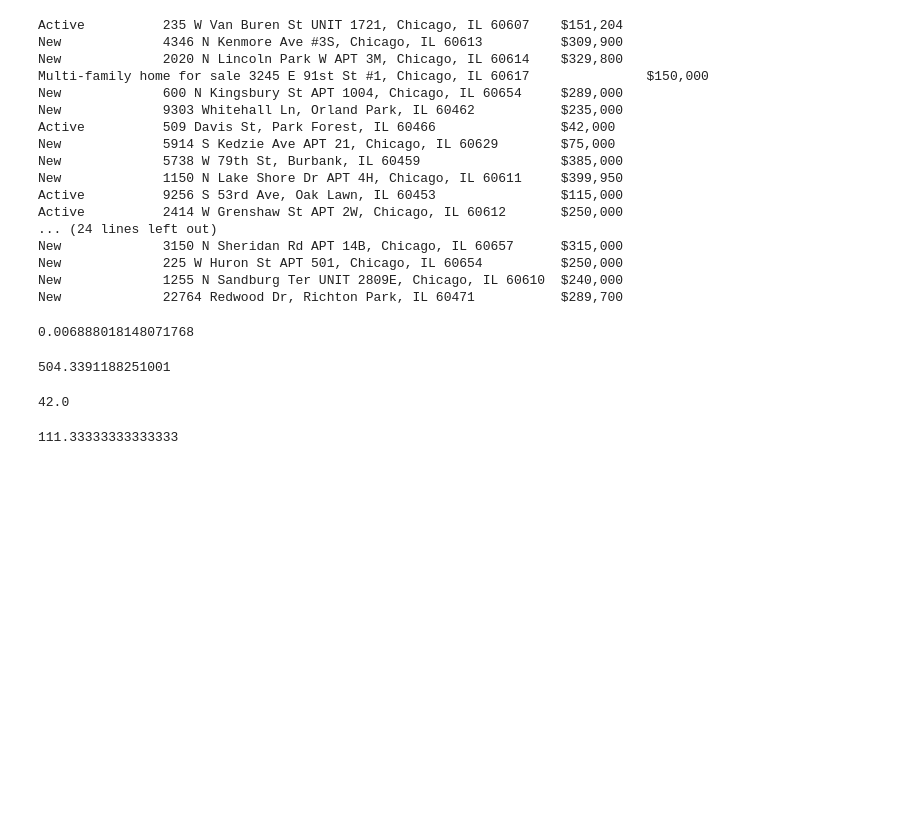
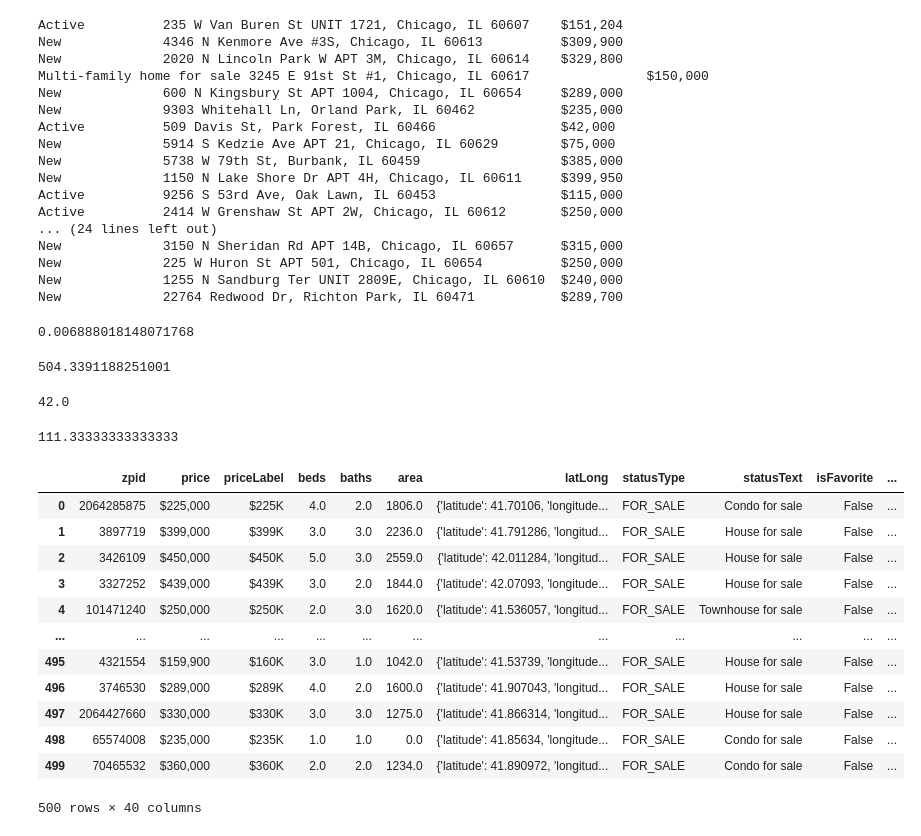
Before and after one commit to oh-be/project4, a Jupyter notebook: Features Datasets/EDA2.ipynb, the cells around one changed output. Drawn from its saved outputs; the diff is of its cells as text; code cells hidden in the pictures; blank space fills up the shorter version.

```diff
--- a/Features Datasets/EDA2.ipynb
+++ b/Features Datasets/EDA2.ipynb
@@ -365,3 +365,19 @@ New             22764 Redwood Dr, Richton Park, IL 60471           $289,700
 3340/30
 # %% [output]
 111.33333333333333
+# %%
+sale_file
+# %% [output]
+|  | zpid | price | priceLabel | beds | baths | area | latLong | statusType | statusText | isFavorite | ... |
+| 0 | 2064285875 | $225,000 | $225K | 4.0 | 2.0 | 1806.0 | {'latitude': 41.70106, 'longitude... | FOR_SALE | Condo for sale | False | ... |
+| 1 | 3897719 | $399,000 | $399K | 3.0 | 3.0 | 2236.0 | {'latitude': 41.791286, 'longitud... | FOR_SALE | House for sale | False | ... |
+| 2 | 3426109 | $450,000 | $450K | 5.0 | 3.0 | 2559.0 | {'latitude': 42.011284, 'longitud... | FOR_SALE | House for sale | False | ... |
+| 3 | 3327252 | $439,000 | $439K | 3.0 | 2.0 | 1844.0 | {'latitude': 42.07093, 'longitude... | FOR_SALE | House for sale | False | ... |
+| 4 | 101471240 | $250,000 | $250K | 2.0 | 3.0 | 1620.0 | {'latitude': 41.536057, 'longitud... | FOR_SALE | Townhouse for sale | False | ... |
+| ... | ... | ... | ... | ... | ... | ... | ... | ... | ... | ... | ... |
+| 495 | 4321554 | $159,900 | $160K | 3.0 | 1.0 | 1042.0 | {'latitude': 41.53739, 'longitude... | FOR_SALE | House for sale | False | ... |
+| 496 | 3746530 | $289,000 | $289K | 4.0 | 2.0 | 1600.0 | {'latitude': 41.907043, 'longitud... | FOR_SALE | House for sale | False | ... |
+| 497 | 2064427660 | $330,000 | $330K | 3.0 | 3.0 | 1275.0 | {'latitude': 41.866314, 'longitud... | FOR_SALE | House for sale | False | ... |
+| 498 | 65574008 | $235,000 | $235K | 1.0 | 1.0 | 0.0 | {'latitude': 41.85634, 'longitude... | FOR_SALE | Condo for sale | False | ... |
+| 499 | 70465532 | $360,000 | $360K | 2.0 | 2.0 | 1234.0 | {'latitude': 41.890972, 'longitud... | FOR_SALE | Condo for sale | False | ... |
+500 rows × 40 columns
```
Also changed, not shown: parts of 37 cells of this notebook, 5 other files.
